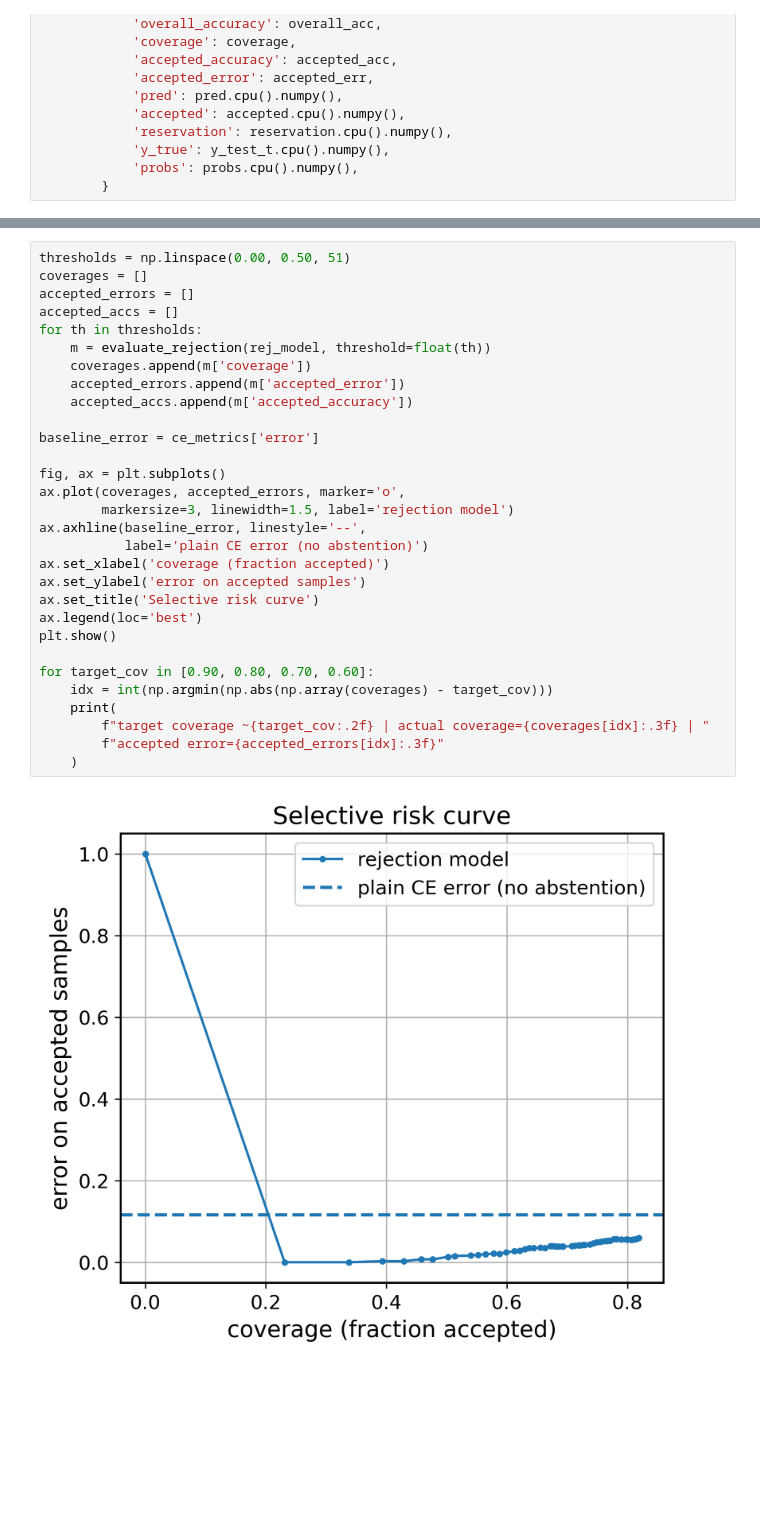
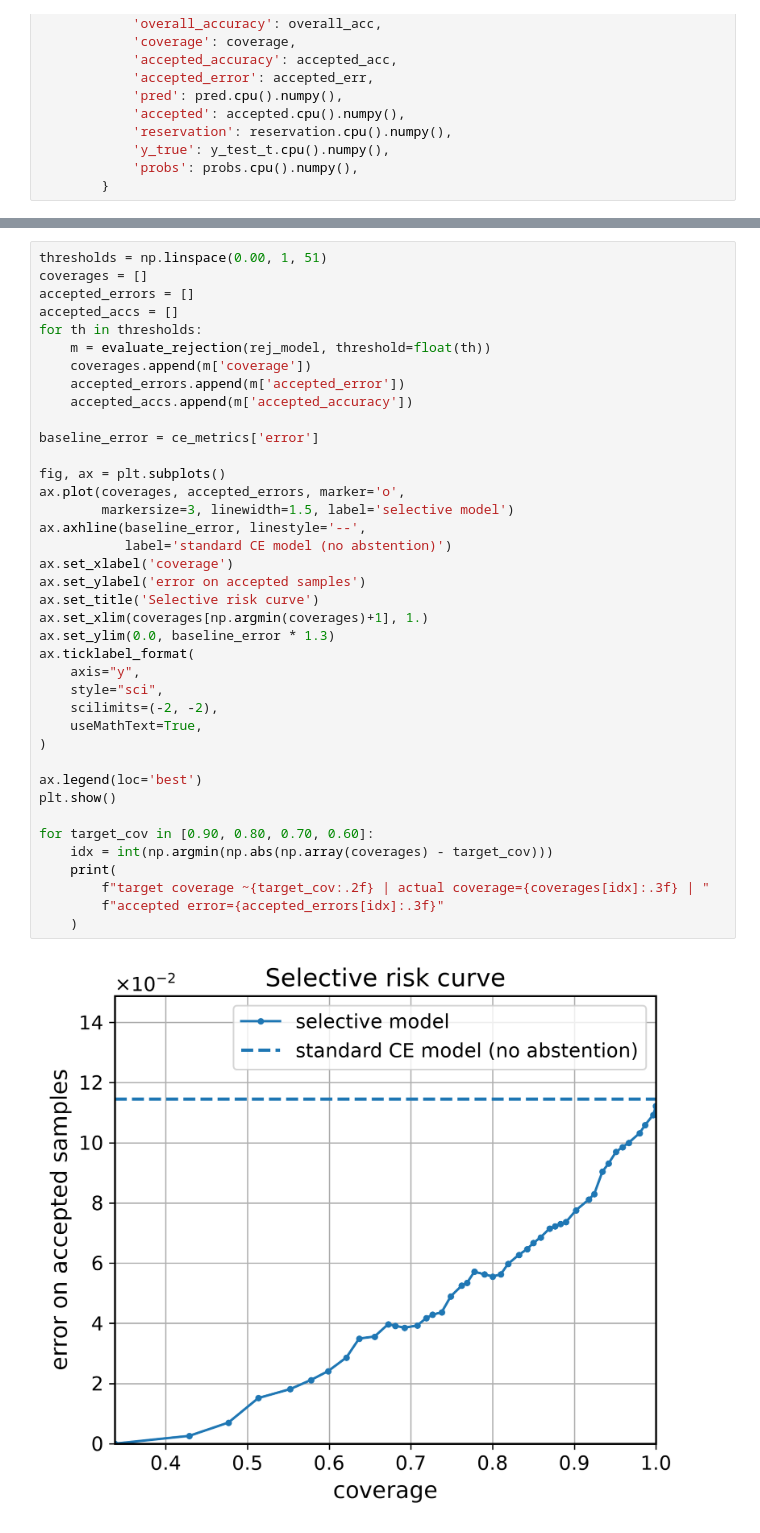
Before and after one commit to raham24/Epistemic-Uncertainty-Aware-Defect-Detection-for-Quality-Control-in-Medical-Device-Manufacturing, a Jupyter notebook: toy_example/toy_example.ipynb, the cells around one changed output, grey strips where cells are left out. Cells and saved outputs as stored; diff of their text form; blank space fills up the shorter version.

```diff
--- a/toy_example/toy_example.ipynb
+++ b/toy_example/toy_example.ipynb
@@ -435,34 +457,43 @@ Class 0: rejected 51/300 (0.170)
 Class 1: rejected 42/300 (0.140)
 Class 2: rejected 78/300 (0.260)
 # %%
-thresholds = np.linspace(0.00, 0.50, 51)
+thresholds = np.linspace(0.00, 1, 51)
 coverages = []
 accepted_errors = []
 accepted_accs = []
 for th in thresholds:
     m = evaluate_rejection(rej_model, threshold=float(th))
     coverages.append(m['coverage'])
     accepted_errors.append(m['accepted_error'])
     accepted_accs.append(m['accepted_accuracy'])
 
 baseline_error = ce_metrics['error']
 
 fig, ax = plt.subplots()
 ax.plot(coverages, accepted_errors, marker='o',
-        markersize=3, linewidth=1.5, label='rejection model')
+        markersize=3, linewidth=1.5, label='selective model')
 ax.axhline(baseline_error, linestyle='--',
-           label='plain CE error (no abstention)')
-ax.set_xlabel('coverage (fraction accepted)')
+           label='standard CE model (no abstention)')
+ax.set_xlabel('coverage')
 ax.set_ylabel('error on accepted samples')
 ax.set_title('Selective risk curve')
+ax.set_xlim(coverages[np.argmin(coverages)+1], 1.)
+ax.set_ylim(0.0, baseline_error * 1.3)
+ax.ticklabel_format(
+    axis="y",
+    style="sci",
+    scilimits=(-2, -2),
+    useMathText=True,
+)
+
 ax.legend(loc='best')
 plt.show()
 
 for target_cov in [0.90, 0.80, 0.70, 0.60]:
     idx = int(np.argmin(np.abs(np.array(coverages) - target_cov)))
     print(
         f"target coverage ~{target_cov:.2f} | actual coverage={coverages[idx]:.3f} | "
         f"accepted error={accepted_errors[idx]:.3f}"
     )
 # %% [output]
-[figure, old version]
+[figure, new version]
```
Also changed, not shown: parts of 5 cells of this notebook.
